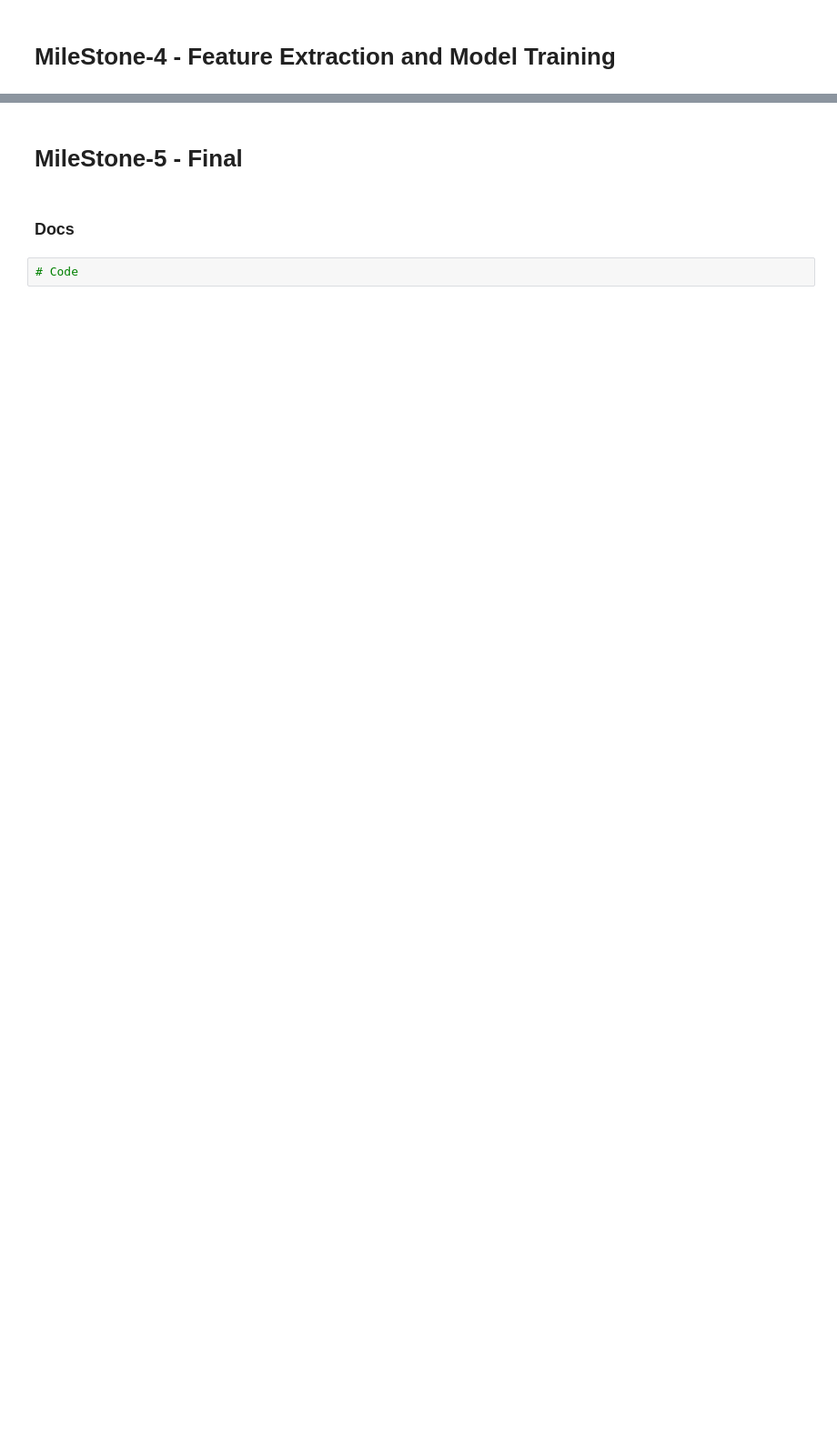
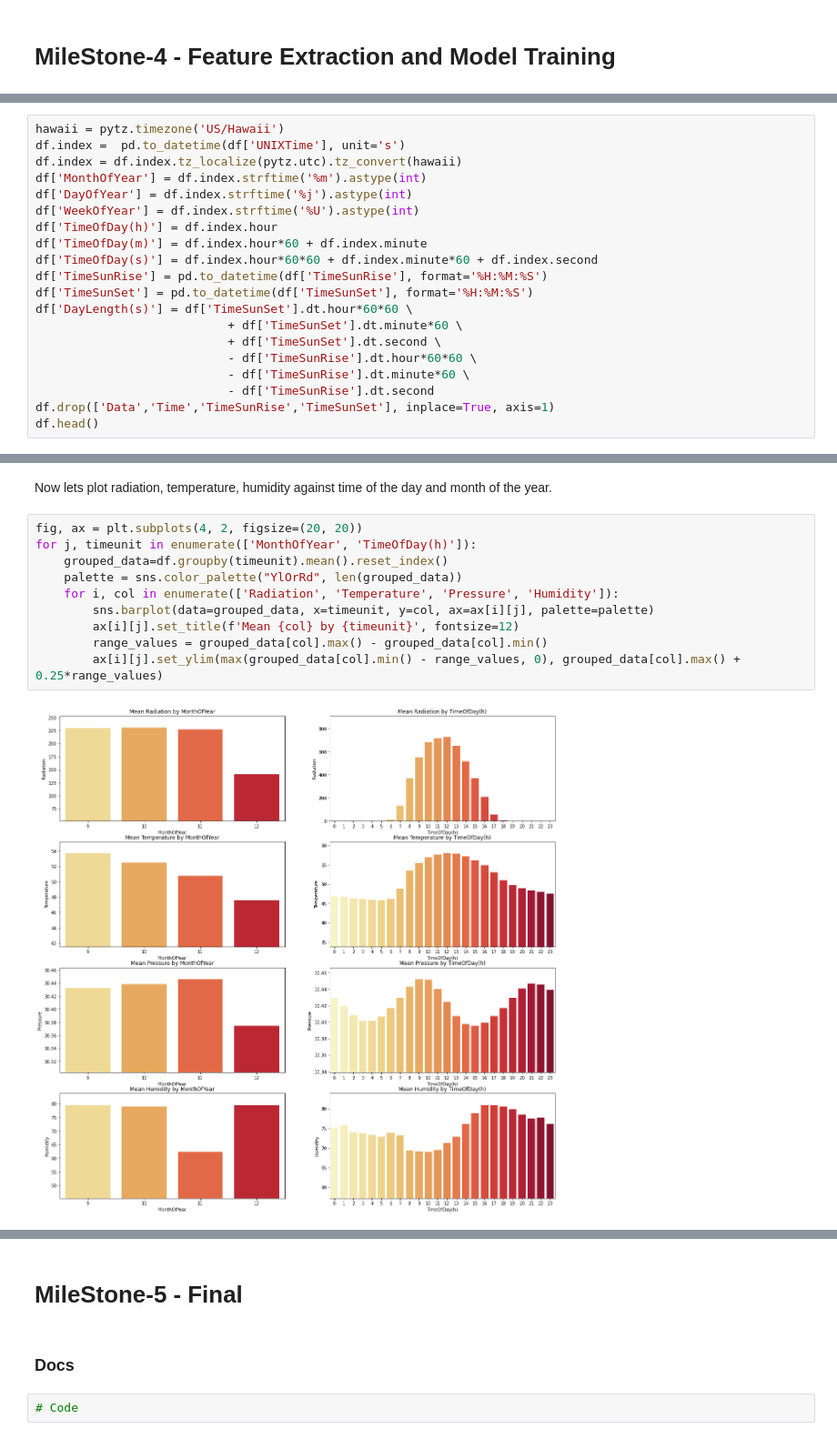
Before and after one commit to ninadcpa/DSC630, a Jupyter notebook: Predictive_Analytics_Final_Project.ipynb, the cells around one changed output, grey strips where cells are left out. Shown at 91% size. Cells and saved outputs as stored; diff of their text form; blank space fills up the shorter version.

```diff
--- a/Predictive_Analytics_Final_Project.ipynb
+++ b/Predictive_Analytics_Final_Project.ipynb
@@ -384,0 +396,20 @@ I will continue with outlier handling in next week as part of same milestone.
+# %%
+hawaii = pytz.timezone('US/Hawaii')
+df.index =  pd.to_datetime(df['UNIXTime'], unit='s')
+df.index = df.index.tz_localize(pytz.utc).tz_convert(hawaii)
+df['MonthOfYear'] = df.index.strftime('%m').astype(int)
+df['DayOfYear'] = df.index.strftime('%j').astype(int)
+df['WeekOfYear'] = df.index.strftime('%U').astype(int)
+df['TimeOfDay(h)'] = df.index.hour
+df['TimeOfDay(m)'] = df.index.hour*60 + df.index.minute
+df['TimeOfDay(s)'] = df.index.hour*60*60 + df.index.minute*60 + df.index.second
+df['TimeSunRise'] = pd.to_datetime(df['TimeSunRise'], format='%H:%M:%S')
+df['TimeSunSet'] = pd.to_datetime(df['TimeSunSet'], format='%H:%M:%S')
+df['DayLength(s)'] = df['TimeSunSet'].dt.hour*60*60 \
+                           + df['TimeSunSet'].dt.minute*60 \
+                           + df['TimeSunSet'].dt.second \
+                           - df['TimeSunRise'].dt.hour*60*60 \
+                           - df['TimeSunRise'].dt.minute*60 \
+                           - df['TimeSunRise'].dt.second
+df.drop(['Data','Time','TimeSunRise','TimeSunSet'], inplace=True, axis=1)
+df.head()
@@ -384,0 +424,14 @@ I will continue with outlier handling in next week as part of same milestone.
+# %% [markdown]
+Now lets plot radiation, temperature, humidity against time of the day and month of the year.
+# %%
+fig, ax = plt.subplots(4, 2, figsize=(20, 20))
+for j, timeunit in enumerate(['MonthOfYear', 'TimeOfDay(h)']):
+    grouped_data=df.groupby(timeunit).mean().reset_index()
+    palette = sns.color_palette("YlOrRd", len(grouped_data))
+    for i, col in enumerate(['Radiation', 'Temperature', 'Pressure', 'Humidity']):
+        sns.barplot(data=grouped_data, x=timeunit, y=col, ax=ax[i][j], palette=palette)
+        ax[i][j].set_title(f'Mean {col} by {timeunit}', fontsize=12)
+        range_values = grouped_data[col].max() - grouped_data[col].min()
+        ax[i][j].set_ylim(max(grouped_data[col].min() - range_values, 0), grouped_data[col].max() + 0.25*range_values)
+# %% [output]
+[figure, added]
```
Also changed, not shown: parts of 19 cells of this notebook.
